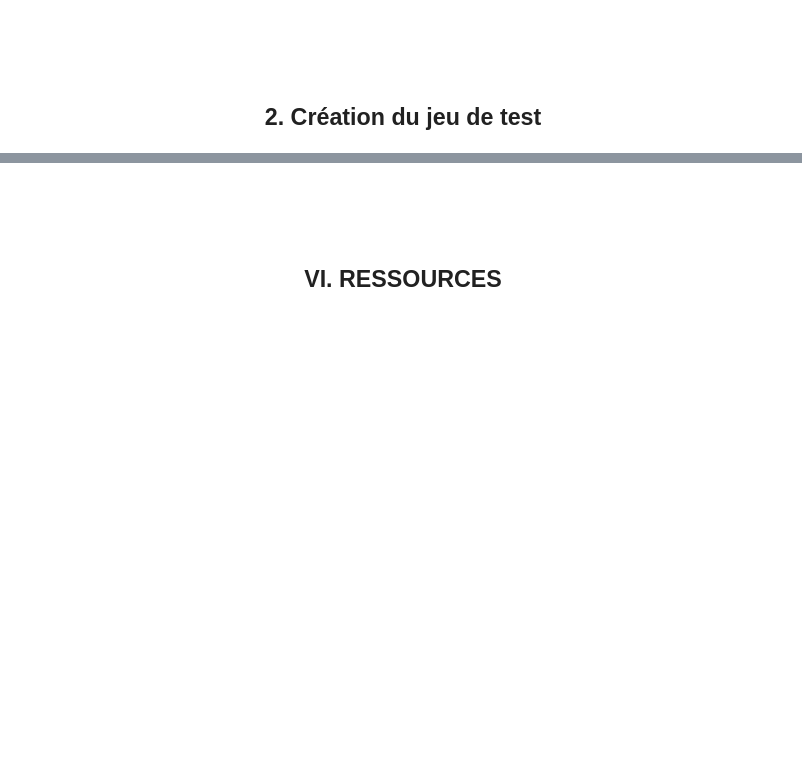
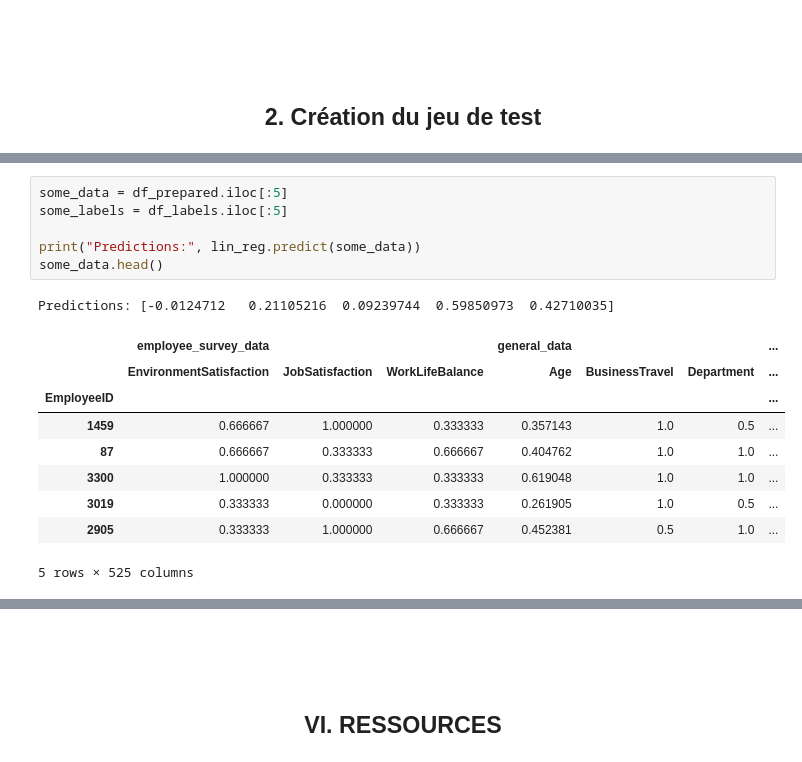
Before and after one commit to ArkaniosCesi/IA_project, a Jupyter notebook: Groupe2_IA.ipynb, the cells around one changed output, grey strips where cells are left out. Cells and saved outputs as stored; diff of their text form; blank space fills up the shorter version.

```diff
--- a/Groupe2_IA.ipynb
+++ b/Groupe2_IA.ipynb
@@ -353,0 +330,17 @@ Normaliser les valeurs
+# %%
+some_data = df_prepared.iloc[:5]
+some_labels = df_labels.iloc[:5]
+
+print("Predictions:", lin_reg.predict(some_data))
+some_data.head()
+# %% [output]
+Predictions: [-0.0124712   0.21105216  0.09239744  0.59850973  0.42710035]
+|  | employee_survey_data |  |  | general_data |  |  | ... |
+|  | EnvironmentSatisfaction | JobSatisfaction | WorkLifeBalance | Age | BusinessTravel | Department | ... |
+| EmployeeID |  |  |  |  |  |  | ... |
+| 1459 | 0.666667 | 1.000000 | 0.333333 | 0.357143 | 1.0 | 0.5 | ... |
+| 87 | 0.666667 | 0.333333 | 0.666667 | 0.404762 | 1.0 | 1.0 | ... |
+| 3300 | 1.000000 | 0.333333 | 0.333333 | 0.619048 | 1.0 | 1.0 | ... |
+| 3019 | 0.333333 | 0.000000 | 0.333333 | 0.261905 | 1.0 | 0.5 | ... |
+| 2905 | 0.333333 | 1.000000 | 0.666667 | 0.452381 | 0.5 | 1.0 | ... |
+5 rows × 525 columns
```
Also changed, not shown: parts of 92 cells of this notebook.
